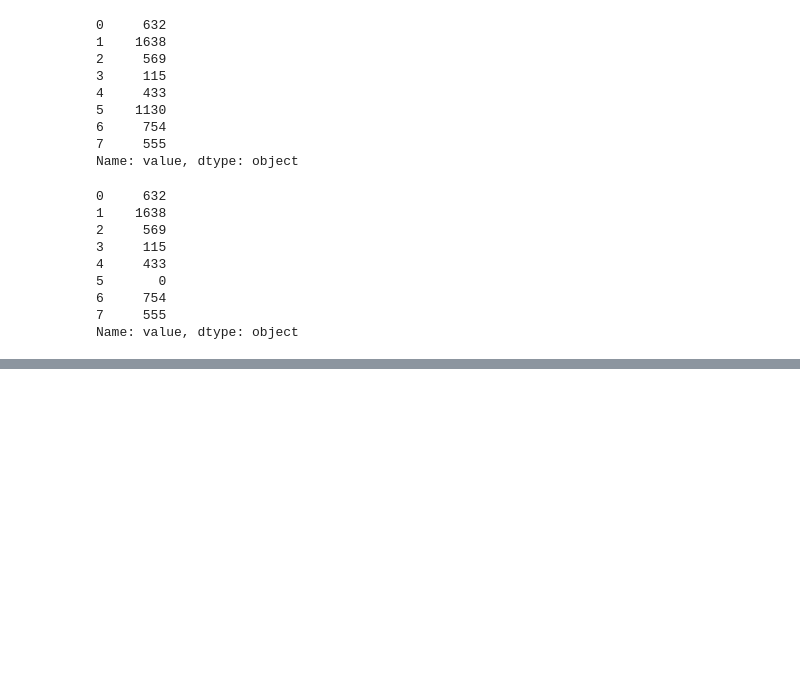
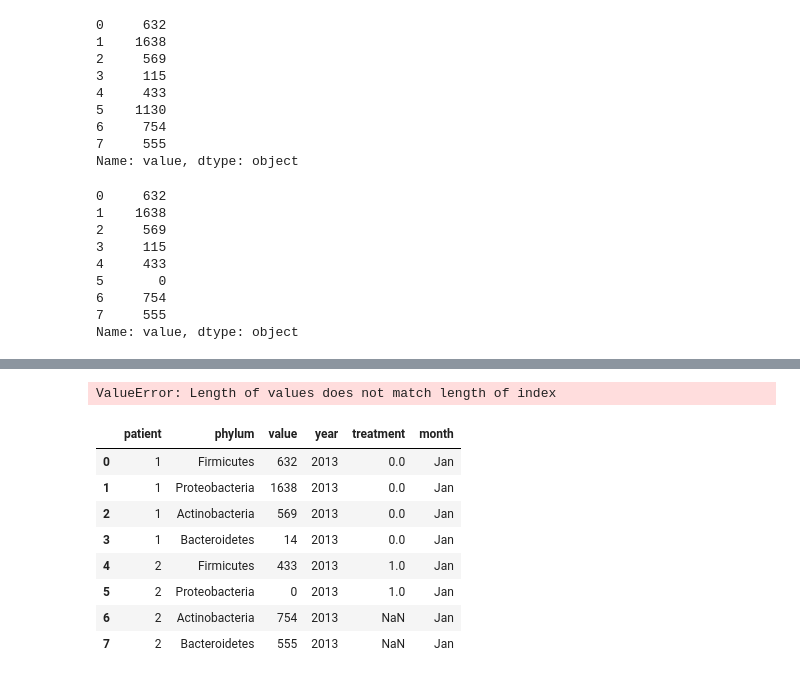
Before and after one commit to shuangsong/python_data_analysis, a Jupyter notebook: note_1.ipynb, the cells around one changed output, grey strips where cells are left out. Saved outputs shown, nothing was run; the diff lists cells and outputs as text; code cells hidden in the pictures; blank space fills up the shorter version.

```diff
--- a/note_1.ipynb
+++ b/note_1.ipynb
@@ -242,0 +295,3 @@ Name: value, dtype: object
+# %%
+data.treatment = 1
+data
@@ -242,0 +312,3 @@ Name: value, dtype: object
+# %%
+treatment = pd.Series([0]*4 + [1]*2)
+treatment # treatment is a column line
@@ -242,0 +323,4 @@ Name: value, dtype: object
+# %%
+#panda missing value is nan
+data['treatment'] = treatment
+data
@@ -242,0 +337,19 @@ Name: value, dtype: object
+# %%
+
+month = ['Jan', 'Feb', 'Mar', 'Apr']
+data['month'] = month
+# %% [output]
+ValueError: Length of values does not match length of index
+# %%
+data['month'] = ['Jan']*len(data)
+data
+# %% [output]
+|  | patient | phylum | value | year | treatment | month |
+| 0 | 1 | Firmicutes | 632 | 2013 | 0.0 | Jan |
+| 1 | 1 | Proteobacteria | 1638 | 2013 | 0.0 | Jan |
+| 2 | 1 | Actinobacteria | 569 | 2013 | 0.0 | Jan |
+| 3 | 1 | Bacteroidetes | 14 | 2013 | 0.0 | Jan |
+| 4 | 2 | Firmicutes | 433 | 2013 | 1.0 | Jan |
+| 5 | 2 | Proteobacteria | 0 | 2013 | 1.0 | Jan |
+| 6 | 2 | Actinobacteria | 754 | 2013 | NaN | Jan |
+| 7 | 2 | Bacteroidetes | 555 | 2013 | NaN | Jan |
```
Also changed, not shown: parts of 14 cells of this notebook.
